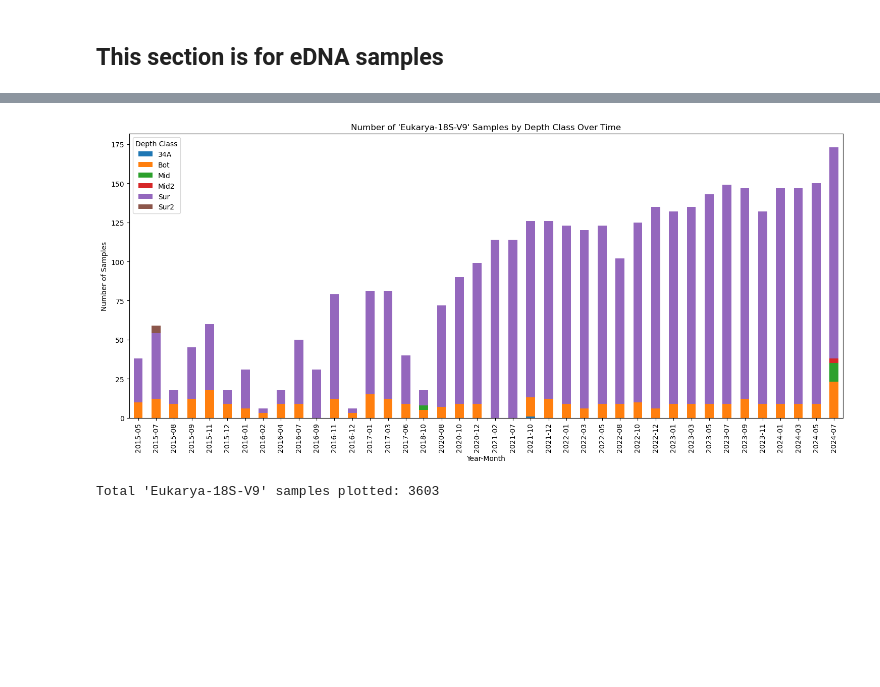
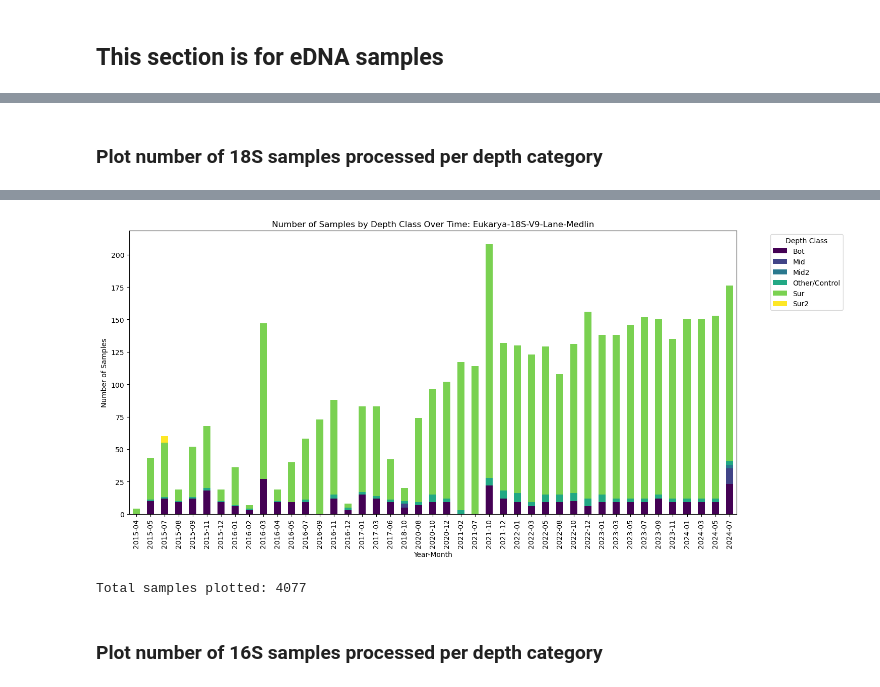
Before and after one commit to eqmh/SFER, a Jupyter notebook: sfer_mbon_stats.ipynb, the cells around one changed output, grey strips where cells are left out. Drawn from its saved outputs; the diff is of its cells as text; code cells hidden in the pictures; blank space fills up the shorter version.

Commit message:
Update .csv tables and notebook for sample inventory

```diff
--- a/sfer_mbon_stats.ipynb
+++ b/sfer_mbon_stats.ipynb
@@ -270,43 +315,57 @@ print(mbon_data_experiment[['samp_name', 'project', 'cruise_id', 'transect_id',
+# %% [markdown]
+### Plot number of 18S samples processed per depth category
 # %%
-# Calculate the number of unique 'samp_name's for each 'cruise_id' and 'depth_class'
+# 1. Calculate the number of unique 'samp_name's for each 'cruise_id' and 'depth_class'
 mbon_sample_stats = mbon_data_experiment.groupby(['cruise_id', 'depth_class'])['samp_name'].nunique().reset_index()
+mbon_sample_stats.rename(columns={'samp_name': 'unique_samp_name_count'}, inplace=True)
+print("Sample Statistics (First 5 rows):")
+print(mbon_sample_stats.head())
 
-# Rename the column to be more descriptive
-mbon_sample_stats.rename(columns={'samp_name': 'unique_samp_name_count'}, inplace=True)
+# 2. Filter for the  Eukarya assay name
+target_assay = 'Eukarya-18S-V9-Lane-Medlin'
+euk_data = mbon_data_experiment[mbon_data_experiment['assay_name'] == target_assay].copy()
 
-# Display the resulting statistics
-print(mbon_sample_stats)
-
-# Filter for 'Eukarya-18S-V9-AmaralZettler' assay
-euk_data = mbon_data_experiment[mbon_data_experiment['assay_name'] == 'Eukarya-18S-V9-AmaralZettler'].copy()
-
-# Drop rows where year or month is NaN to ensure clean plotting
+# 3. Drop rows where year or month is NaN and convert to integers
 euk_data.dropna(subset=['year', 'month'], inplace=True)
 
-# Convert year and month to integers
-euk_data['year'] = euk_data['year'].astype(int)
-euk_data['month'] = euk_data['month'].astype(int)
+# Define the terms you actually want to see in your legend
+valid_depths = ['Sur', 'Mid', 'Bot', 'Sur2', 'Mid2']
 
-# Create a 'year_month' column for plotting over time
-euk_data['year_month'] = euk_data['year'].astype(str) + '-' + euk_data['month'].astype(str).str.zfill(2)
+# Create a clean version of depth_class
+# We'll check if the extracted depth_class is in our valid list; if not, we'll label it 'Other/Blank'
+euk_data['depth_class_clean'] = euk_data['depth_class'].where(
+    euk_data['depth_class'].isin(valid_depths),
+    'Other/Control'
+)
 
-# Group by 'year_month' and 'depth_class', then count the number of samples
-monthly_euk_samples_by_depth = euk_data.groupby(['year_month', 'depth_class']).size().unstack(fill_value=0)
+# 2. Filter for valid dates and convert types
+euk_data.dropna(subset=['year', 'month'], inplace=True)
 
-# Create the stacked bar plot
-monthly_euk_samples_by_depth.plot(kind='bar', stacked=True, figsize=(15, 7))
+if euk_data.empty:
+    print(f"Warning: No data found for assay with valid dates.")
+else:
+    euk_data['year'] = euk_data['year'].astype(int)
+    euk_data['month'] = euk_data['month'].astype(int)
+    euk_data['year_month'] = euk_data['year'].astype(str) + '-' + euk_data['month'].astype(str).str.zfill(2)
 
-plt.title("Number of 'Eukarya-18S-V9' Samples by Depth Class Over Time")
-plt.xlabel("Year-Month")
-plt.ylabel("Number of Samples")
-plt.xticks(rotation=90)
-plt.legend(title='Depth Class')
-plt.tight_layout()
+    # 3. Group using the CLEANED depth column
+    monthly_euk_samples_by_depth = euk_data.groupby(['year_month', 'depth_class_clean']).size().unstack(fill_value=0)
 
-# Save the plot to a file
-plt.savefig('eukarya_samples_by_depth_class.png')
+    # 4. Create the stacked bar plot
+    # Reorder columns so 'Other/Control' is at the bottom or top if desired
+    monthly_euk_samples_by_depth.sort_index().plot(kind='bar', stacked=True, figsize=(15, 7), colormap='viridis')
 
-plt.show()
-# Print the total number of 'Eukarya-18S-V9' samples that were plotted
-print(f"Total 'Eukarya-18S-V9' samples plotted: {monthly_euk_samples_by_depth.sum().sum()}")
+    plt.title(f"Number of Samples by Depth Class Over Time: Eukarya-18S-V9-Lane-Medlin")
+    plt.xlabel("Year-Month")
+    plt.ylabel("Number of Samples")
+    plt.xticks(rotation=90)
+
+    # The legend will now be much cleaner!
+    plt.legend(title='Depth Class', bbox_to_anchor=(1.05, 1), loc='upper left')
+    plt.tight_layout()
+
+    plt.savefig('eukarya_samples_by_depth_class.png')
+    plt.show()
+
+    print(f"Total samples plotted: {monthly_euk_samples_by_depth.sum().sum()}")
 # %% [output]
@@ -327,3 +379,5 @@ print(f"Total 'Eukarya-18S-V9' samples plotted: {monthly_euk_samples_by_depth.su
-[figure, old version]
+[figure, new version]
-Total 'Eukarya-18S-V9' samples plotted: 3603
+Total samples plotted: 4077
+# %% [markdown]
+### Plot number of 16S samples processed per depth category
 # %%
```
Also changed, not shown: parts of 15 cells of this notebook, 3 other files.
